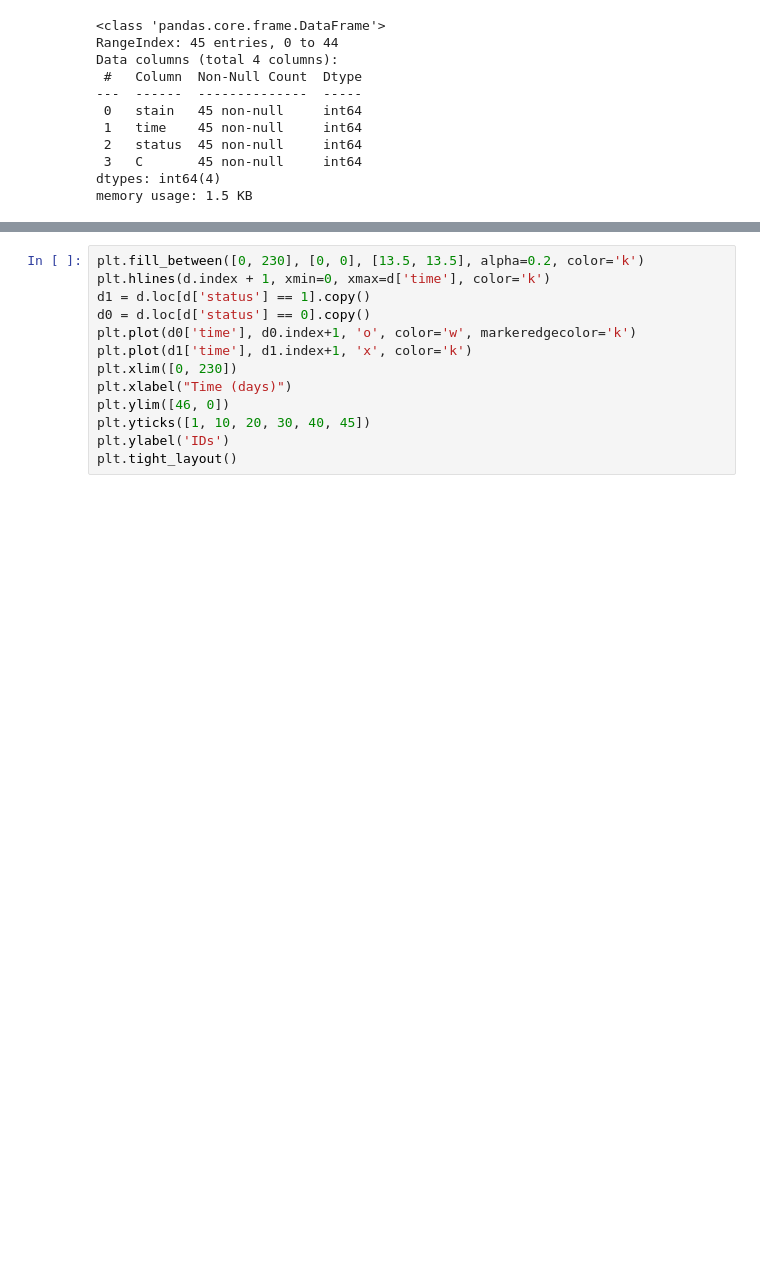
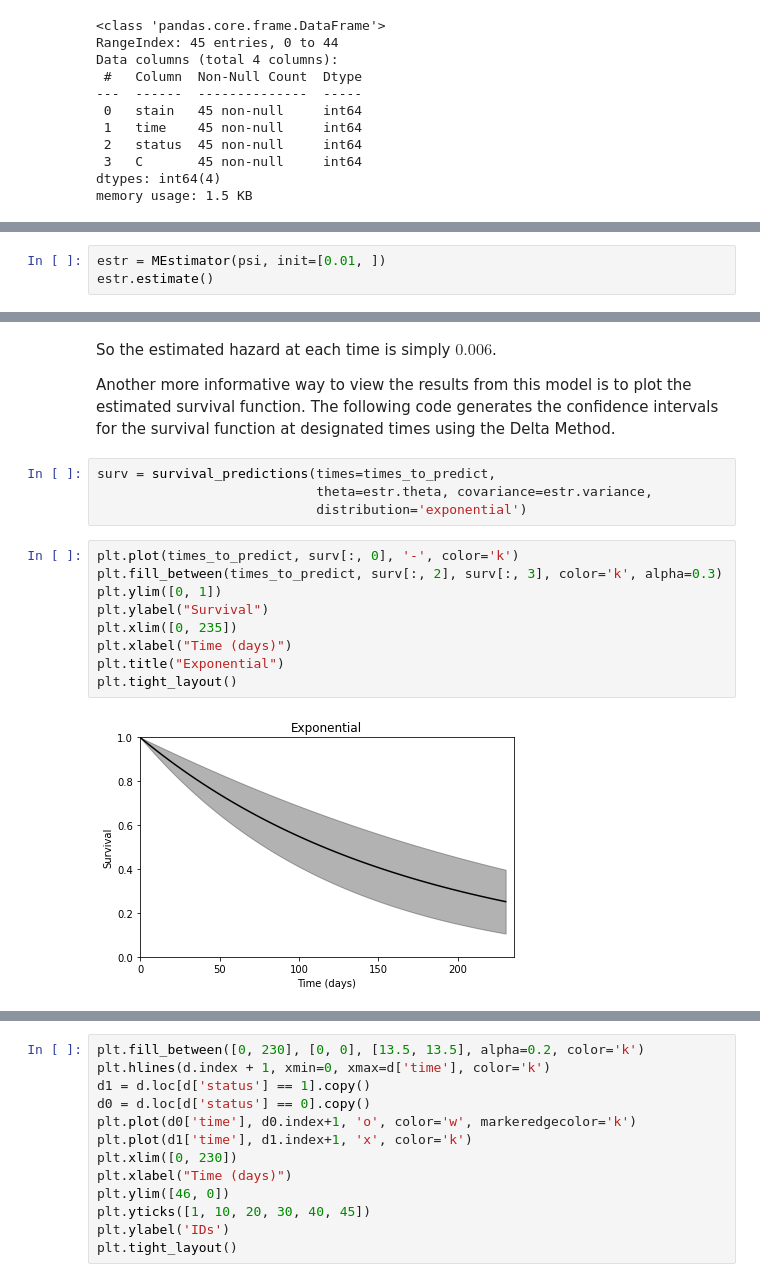
Before and after one commit to pzivich/Delicatessen, a Jupyter notebook: docs/Examples/Collett-Survival.ipynb, the cells around one changed output, grey strips where cells are left out. Cells and saved outputs as stored; diff of their text form; blank space fills up the shorter version.

```diff
--- a/docs/Examples/Collett-Survival.ipynb
+++ b/docs/Examples/Collett-Survival.ipynb
@@ -50,0 +64,3 @@ memory usage: 1.5 KB
+# %%
+estr = MEstimator(psi, init=[0.01, ])
+estr.estimate()
@@ -50,0 +83,19 @@ memory usage: 1.5 KB
+# %% [markdown]
+So the estimated hazard at each time is simply $0.006$.
+
+Another more informative way to view the results from this model is to plot the estimated survival function. The following code generates the confidence intervals for the survival function at designated times using the Delta Method.
+# %%
+surv = survival_predictions(times=times_to_predict,
+                            theta=estr.theta, covariance=estr.variance,
+                            distribution='exponential')
+# %%
+plt.plot(times_to_predict, surv[:, 0], '-', color='k')
+plt.fill_between(times_to_predict, surv[:, 2], surv[:, 3], color='k', alpha=0.3)
+plt.ylim([0, 1])
+plt.ylabel("Survival")
+plt.xlim([0, 235])
+plt.xlabel("Time (days)")
+plt.title("Exponential")
+plt.tight_layout()
+# %% [output]
+[figure, added]
```
Also changed, not shown: parts of 18 cells of this notebook.
